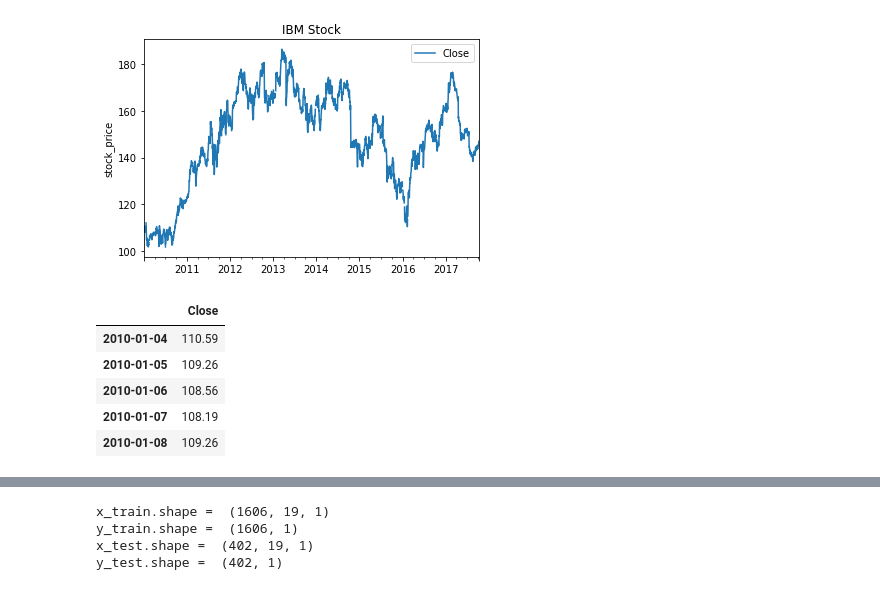
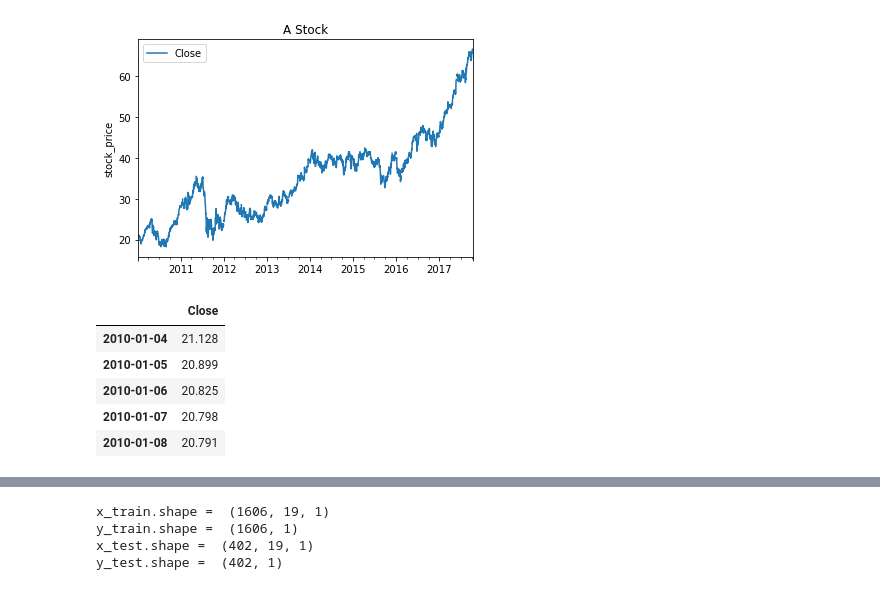
Before and after one commit to yhannahwang/stock-prediction-on-lstm, a Jupyter notebook: stock_predition.ipynb, the cells around one changed output, grey strips where cells are left out. Drawn from its saved outputs; the diff is of its cells as text; code cells hidden in the pictures.

```diff
--- a/stock_predition.ipynb
+++ b/stock_predition.ipynb
@@ -79,24 +72,24 @@ df.head()
 # %%
 dates = pd.date_range('2010-01-02','2017-10-11',freq='B')
 df1=pd.DataFrame(index=dates)
-df_ibm=pd.read_csv("data/Stocks/ibm.us.txt", parse_dates=True, index_col=0)
+df_ibm=pd.read_csv("data_stock/Stocks/a.us.txt", parse_dates=True, index_col=0)
 df_ibm=df1.join(df_ibm)
 df_ibm[['Close']].plot()
 plt.ylabel("stock_price")
-plt.title("IBM Stock")
+plt.title("A Stock")
 plt.show()
 # %% [output]
-[figure, old version]
+[figure, new version]
 # %%
 df_ibm=df_ibm[['Close']]
 df_ibm.head()
 # %% [output]
 |  | Close |
-| 2010-01-04 | 110.59 |
-| 2010-01-05 | 109.26 |
-| 2010-01-06 | 108.56 |
-| 2010-01-07 | 108.19 |
-| 2010-01-08 | 109.26 |
+| 2010-01-04 | 21.128 |
+| 2010-01-05 | 20.899 |
+| 2010-01-06 | 20.825 |
+| 2010-01-07 | 20.798 |
+| 2010-01-08 | 20.791 |
 # %%
 df_ibm=df_ibm.fillna(method='ffill')
 
```
Also changed, not shown: parts of 13 cells of this notebook, 1 other file.
